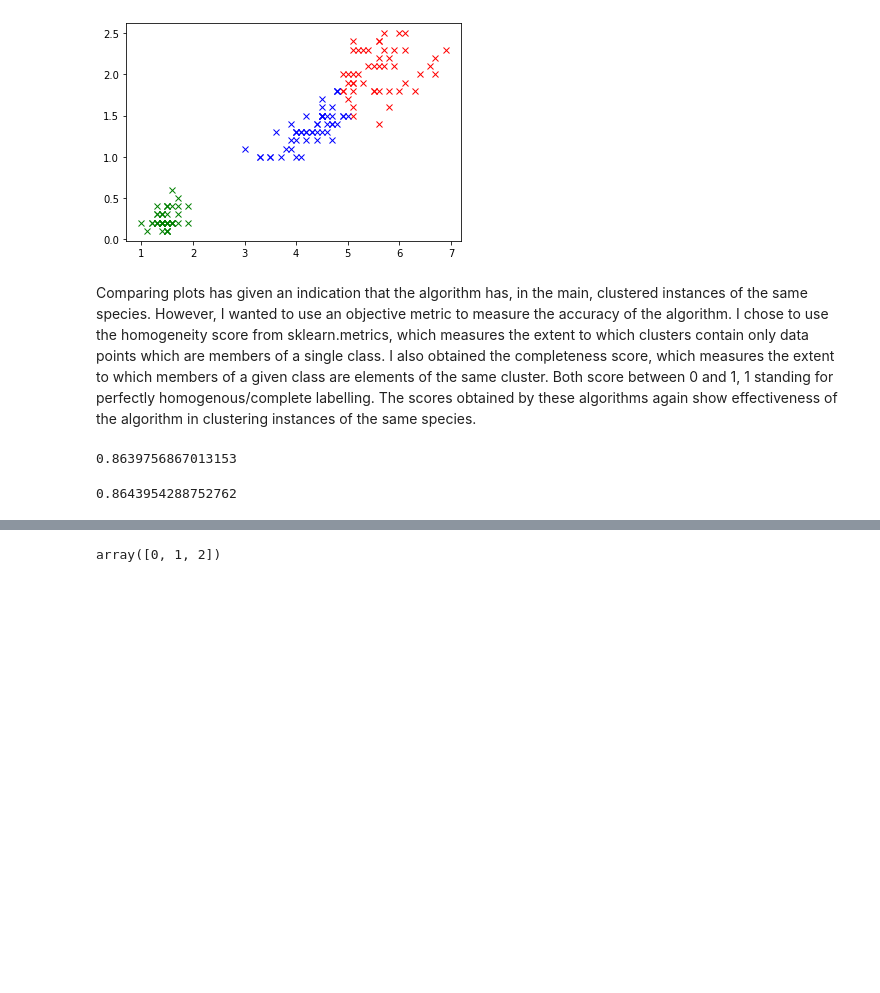
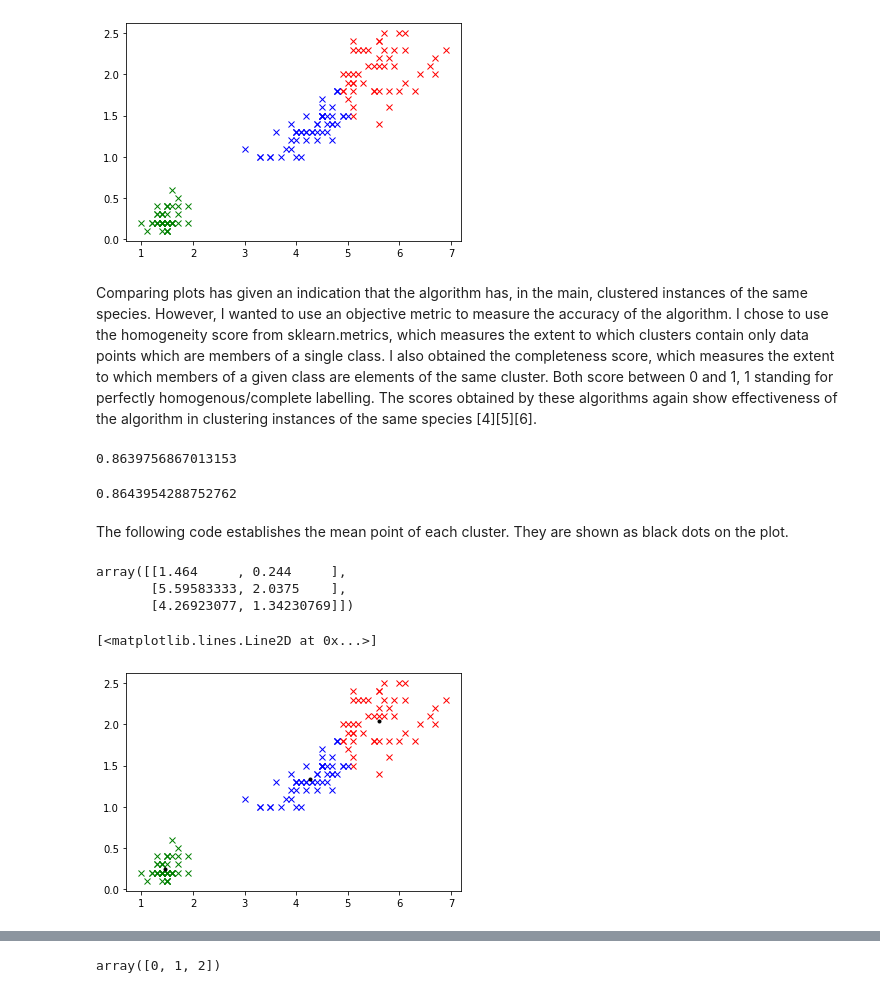
Before and after one commit to michealcannon/Tasks-2020, a Jupyter notebook: Tasks 2020.ipynb, the cells around one changed output, grey strips where cells are left out. Cells and saved outputs as stored; diff of their text form; code cells hidden in the pictures; blank space fills up the shorter version.

```diff
--- a/Tasks 2020.ipynb
+++ b/Tasks 2020.ipynb
@@ -299,7 +299,7 @@ plt.plot(X[kmeans.labels_ == 2][:,0], X[kmeans.labels_ == 2][:,1], 'bx')
 [<matplotlib.lines.Line2D at 0x...>]
 [figure]
 # %% [markdown]
-Comparing plots has given an indication that the algorithm has, in the main, clustered instances of the same species. However, I wanted to use an objective metric to measure the accuracy of the algorithm. I chose to use the homogeneity score from sklearn.metrics, which measures the extent to which clusters contain only data points which are members of a single class. I also obtained the completeness score, which measures the extent to which members of a given class are elements of the same cluster. Both score between 0 and 1, 1 standing for perfectly homogenous/complete labelling. The scores obtained by these algorithms again show effectiveness of the algorithm in clustering instances of the same species.
+Comparing plots has given an indication that the algorithm has, in the main, clustered instances of the same species. However, I wanted to use an objective metric to measure the accuracy of the algorithm. I chose to use the homogeneity score from sklearn.metrics, which measures the extent to which clusters contain only data points which are members of a single class. I also obtained the completeness score, which measures the extent to which members of a given class are elements of the same cluster. Both score between 0 and 1, 1 standing for perfectly homogenous/complete labelling. The scores obtained by these algorithms again show effectiveness of the algorithm in clustering instances of the same species [4][5][6].
 # %%
 
 from sklearn.metrics.cluster import homogeneity_score,completeness_score
@@ -310,3 +310,21 @@ display(completeness_score(true_labels, pred_labels))
 # %% [output]
 0.8639756867013153
 0.8643954288752762
+# %% [markdown]
+The following code establishes the mean point of each cluster. They are shown as black dots on the plot.
+# %%
+# The centres of clusters.
+mycent = kmeans.cluster_centers_
+mycent
+# %% [output]
+array([[1.464     , 0.244     ],
+       [5.59583333, 2.0375    ],
+       [4.26923077, 1.34230769]])
+# %%
+plt.plot(X[kmeans.labels_ == 0][:,0], X[kmeans.labels_ == 0][:,1], 'gx')
+plt.plot(X[kmeans.labels_ == 1][:,0], X[kmeans.labels_ == 1][:,1], 'rx')
+plt.plot(X[kmeans.labels_ == 2][:,0], X[kmeans.labels_ == 2][:,1], 'bx')
+plt.plot(mycent[:,0], mycent[:,1], 'k.')
+# %% [output]
+[<matplotlib.lines.Line2D at 0x...>]
+[figure, added]
```
Also changed, not shown: parts of 7 cells of this notebook.
